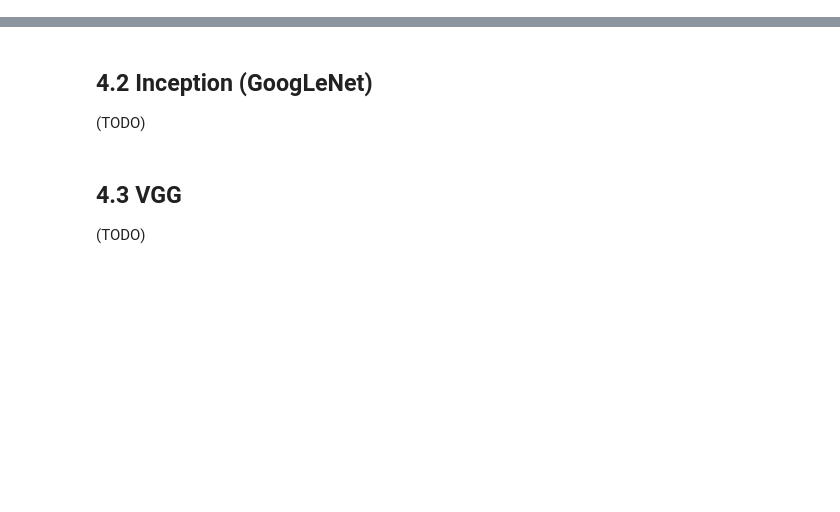
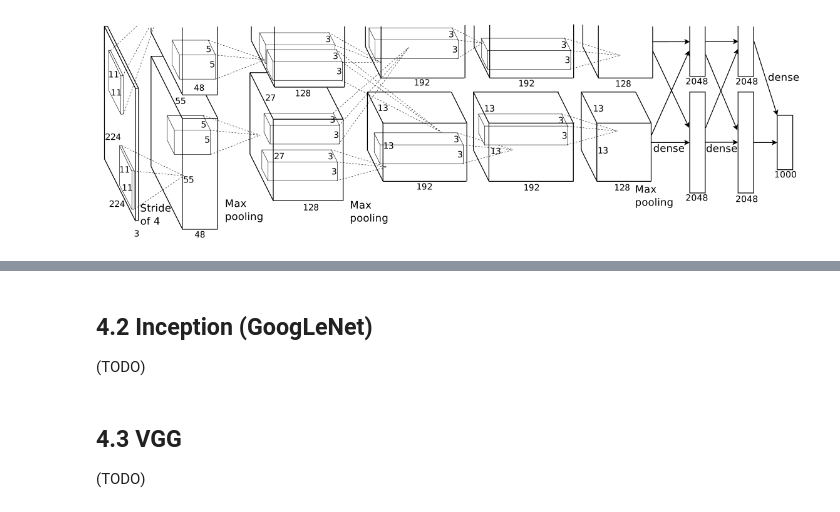
Before and after one commit to twMr7/PyTorch-Deep-Learning, a Jupyter notebook: 04-Classic_CNN_Backbones_with_Lightning.ipynb, the cells around one changed output, grey strips where cells are left out. Saved outputs shown, nothing was run; the diff lists cells and outputs as text; code cells hidden in the pictures; blank space fills up the shorter version.

```diff
--- a/04-Classic_CNN_Backbones_with_Lightning.ipynb
+++ b/04-Classic_CNN_Backbones_with_Lightning.ipynb
@@ -31,0 +63,4 @@
+# %%
+Image(filename='images/alexnet_architecture.png', width=800)
+# %% [output]
+[figure, added]
```
Also changed, not shown: parts of 8 cells of this notebook, 1 other file.
